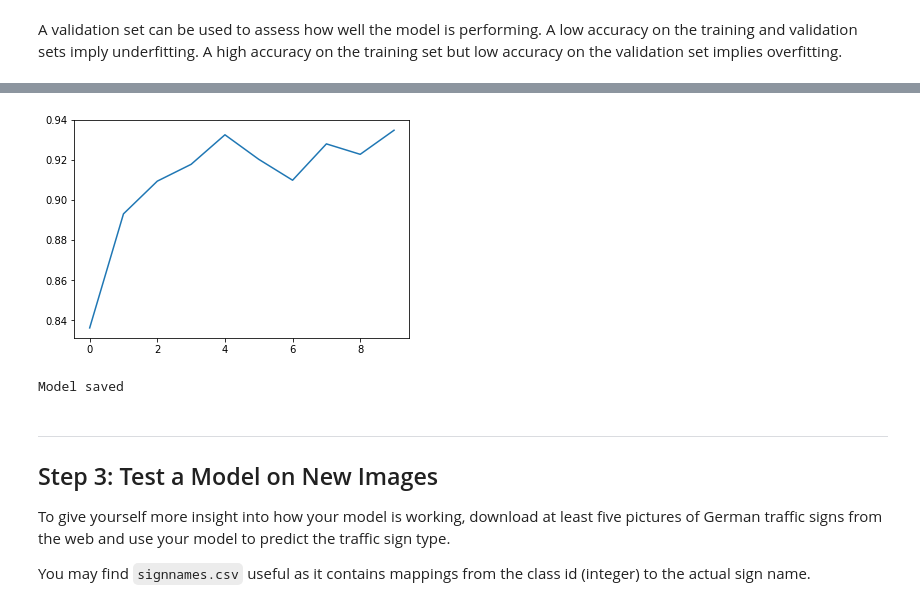
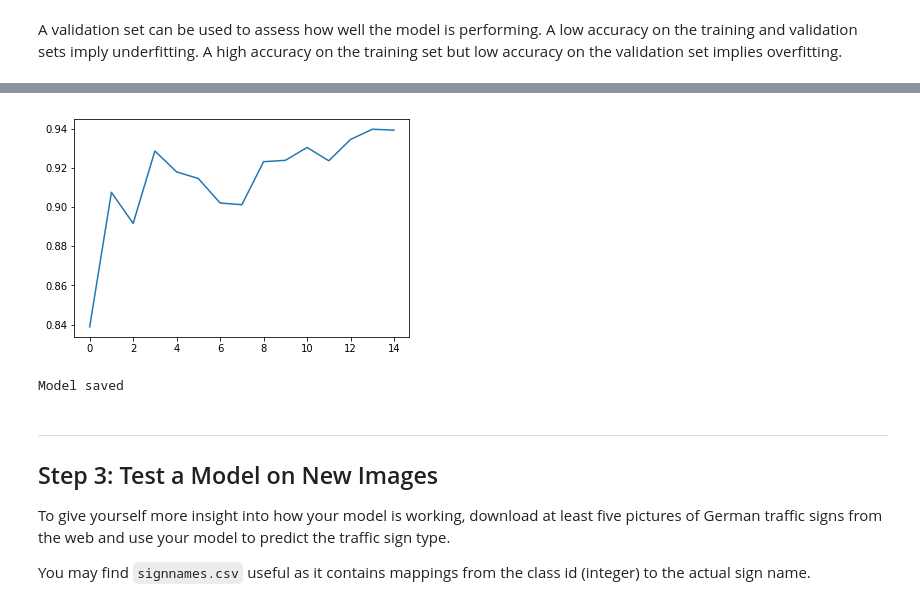
Before and after one commit to bhiln/CarND-Traffic-Sign-Classifier-Project, a Jupyter notebook: Traffic_Sign_Classifier.ipynb, the cells around one changed output, grey strips where cells are left out. Cells and saved outputs as stored; diff of their text form; code cells hidden in the pictures.

```diff
--- a/Traffic_Sign_Classifier.ipynb
+++ b/Traffic_Sign_Classifier.ipynb
@@ -250,7 +230,7 @@ x = tf.placeholder(tf.float32, (None, 32, 32, 3))
 y = tf.placeholder(tf.int32, (None))
 one_hot_y = tf.one_hot(y, 43)
 # %%
-rate = 0.001
+rate = 0.0015
 
 logits = LeNet(x)
 cross_entropy = tf.nn.softmax_cross_entropy_with_logits(labels=one_hot_y, logits=logits)
@@ -272,7 +252,7 @@ def evaluate(X_data, y_data):
         total_accuracy += (accuracy * len(batch_x))
     return total_accuracy / num_examples
 # %%
-EPOCHS = 10
+EPOCHS = 15
 BATCH_SIZE = 32
 
 with tf.Session() as sess:
@@ -314,4 +299,4 @@ EPOCH 10, Validation Accuracy = 0.935
-[figure, old version]
+[figure, new version]
 Model saved
 # %% [markdown]
 ---
```
Also changed, not shown: parts of 6 cells of this notebook.
